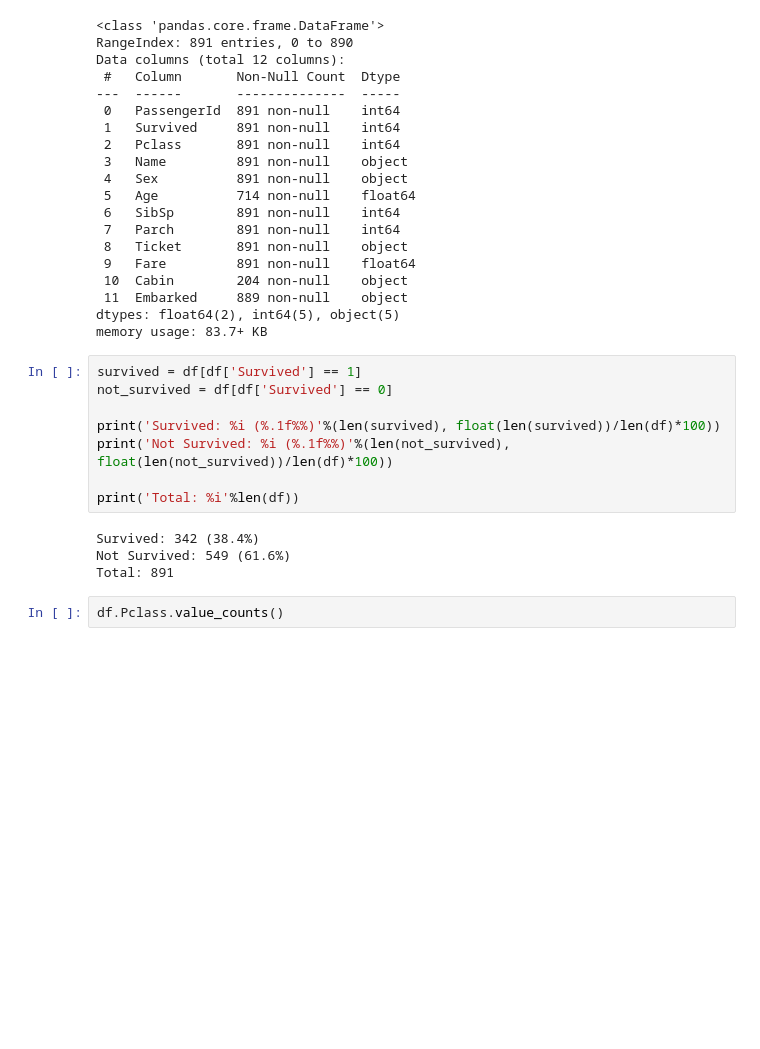
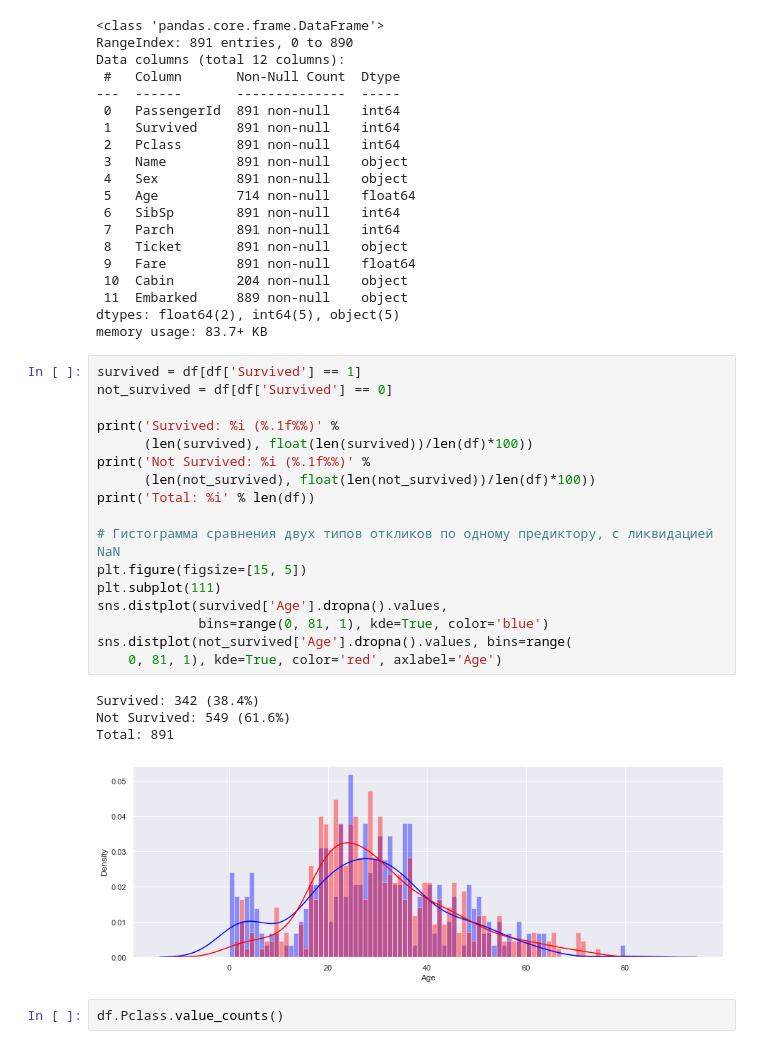
Before and after one commit to Gloriel/Kaggle, a Jupyter notebook: Titanic/Titanic_3001_ALL.ipynb, the cells around one changed output. Drawn from its saved outputs; the diff is of its cells as text; blank space fills up the shorter version.

```diff
--- a/Titanic/Titanic_3001_ALL.ipynb
+++ b/Titanic/Titanic_3001_ALL.ipynb
@@ -52,15 +52,25 @@ memory usage: 83.7+ KB
 # %%
 survived = df[df['Survived'] == 1]
 not_survived = df[df['Survived'] == 0]
 
-print('Survived: %i (%.1f%%)'%(len(survived), float(len(survived))/len(df)*100))
-print('Not Survived: %i (%.1f%%)'%(len(not_survived), float(len(not_survived))/len(df)*100))
+print('Survived: %i (%.1f%%)' %
+      (len(survived), float(len(survived))/len(df)*100))
+print('Not Survived: %i (%.1f%%)' %
+      (len(not_survived), float(len(not_survived))/len(df)*100))
+print('Total: %i' % len(df))
 
-print('Total: %i'%len(df))
+# Гистограмма сравнения двух типов откликов по одному предиктору, с ликвидацией NaN
+plt.figure(figsize=[15, 5])
+plt.subplot(111)
+sns.distplot(survived['Age'].dropna().values,
+             bins=range(0, 81, 1), kde=True, color='blue')
+sns.distplot(not_survived['Age'].dropna().values, bins=range(
+    0, 81, 1), kde=True, color='red', axlabel='Age')
 # %% [output]
 Survived: 342 (38.4%)
 Not Survived: 549 (61.6%)
 Total: 891
+[figure, added]
 # %%
 df.Pclass.value_counts()
 # %% [output]
```
Also changed, not shown: parts of 2 cells of this notebook.
